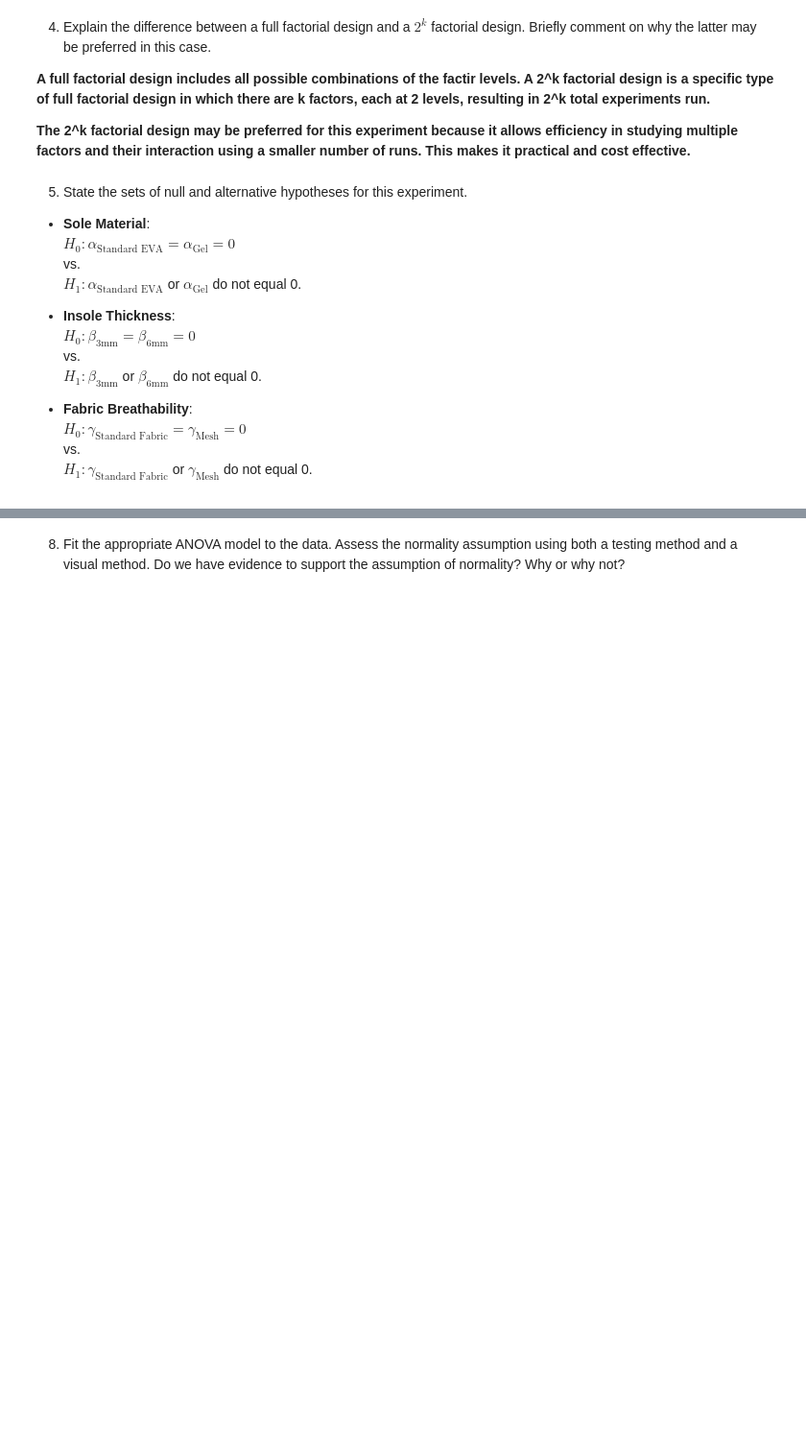
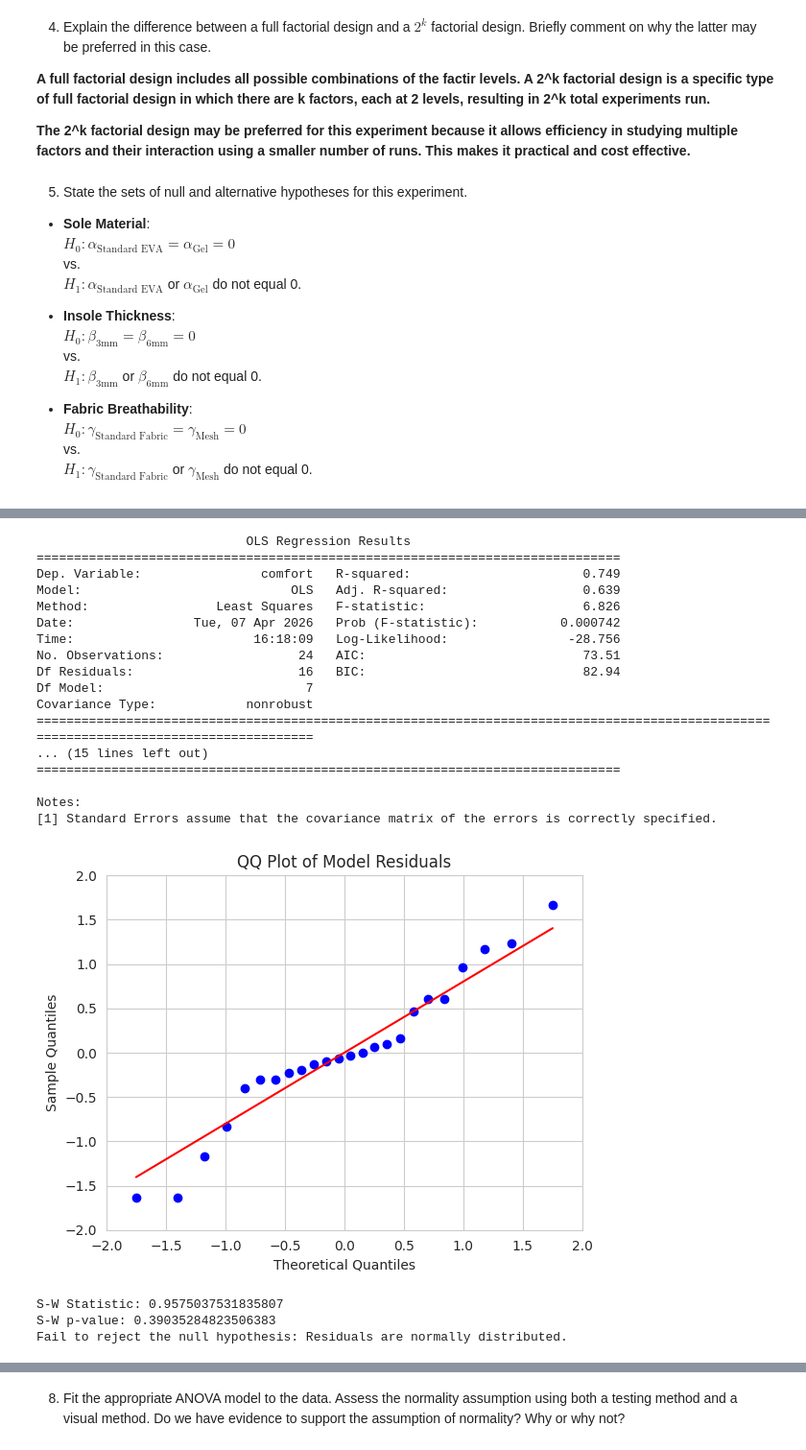
Before and after one commit to garrettspringsted/STAT-7220-Applied-Experimental-Design, a Jupyter notebook: Assignments/HW3/STAT-7220-HW3.ipynb, the cells around one changed output, grey strips where cells are left out. Shown at 96% size. Cells and saved outputs as stored; diff of their text form; code cells hidden in the pictures; blank space fills up the shorter version.

```diff
--- a/Assignments/HW3/STAT-7220-HW3.ipynb
+++ b/Assignments/HW3/STAT-7220-HW3.ipynb
@@ -122,3 +260,66 @@ $H_1: \gamma_{\text{Standard Fabric}}$ or $\gamma_{\text{Mesh}}$ do not equal 0.
+# %%
+## Import relevant statsmodels and scipy functions ##
+import statsmodels.api as sm
+from statsmodels.formula.api import ols
+import scipy.stats as stats
+
+## Fit the ANOVA Model ##
+
+mod = ols('comfort ~ sole_material*insole_thickness*breathability', data=shoe).fit()
+
+## Print Model Summary ##
+print(mod.summary())
+
+## Test Normality Assumption ##
+
+## QQ-Plot ##
+
+## Extract Model Residuals ##
+
+residuals = mod.resid
+
+## Generate QQ plot using seaborn ##
+
+sm.qqplot(residuals, line='s')
+plt.title("QQ Plot of Model Residuals")
+plt.style.use('classic')
+plt.show()
+
+## S-W Test ##
+
+sw = stats.shapiro(residuals)
+sw_statistic = sw[0]
+sw_p_value = sw[1]
+
+print(f"S-W Statistic: {sw_statistic}")
+print(f"S-W p-value: {sw_p_value}")
+
+if sw_p_value < 0.05:
+    print("Reject the null hypothesis: Residuals are not normally distributed.")
+else:
+    print("Fail to reject the null hypothesis: Residuals are normally distributed.")
+# %% [output]
+                            OLS Regression Results
+==============================================================================
+Dep. Variable:                comfort   R-squared:                       0.749
+Model:                            OLS   Adj. R-squared:                  0.639
+Method:                 Least Squares   F-statistic:                     6.826
+Date:                Tue, 07 Apr 2026   Prob (F-statistic):           0.000742
+Time:                        16:18:09   Log-Likelihood:                -28.756
+No. Observations:                  24   AIC:                             73.51
+Df Residuals:                      16   BIC:                             82.94
+Df Model:                           7
+Covariance Type:            nonrobust
+=======================================================================================================================================
+... (15 lines left out)
+==============================================================================
+
+Notes:
+[1] Standard Errors assume that the covariance matrix of the errors is correctly specified.
+[figure, added]
+S-W Statistic: 0.9575037531835807
+S-W p-value: 0.39035284823506383
+Fail to reject the null hypothesis: Residuals are normally distributed.
 # %% [markdown]
 
 8.  Assess the constant variance assumption using both a visual method and a testing method. Do we have evidence to support the assumption of constant variance? Why or why not?
```
Also changed, not shown: parts of 14 cells of this notebook.
